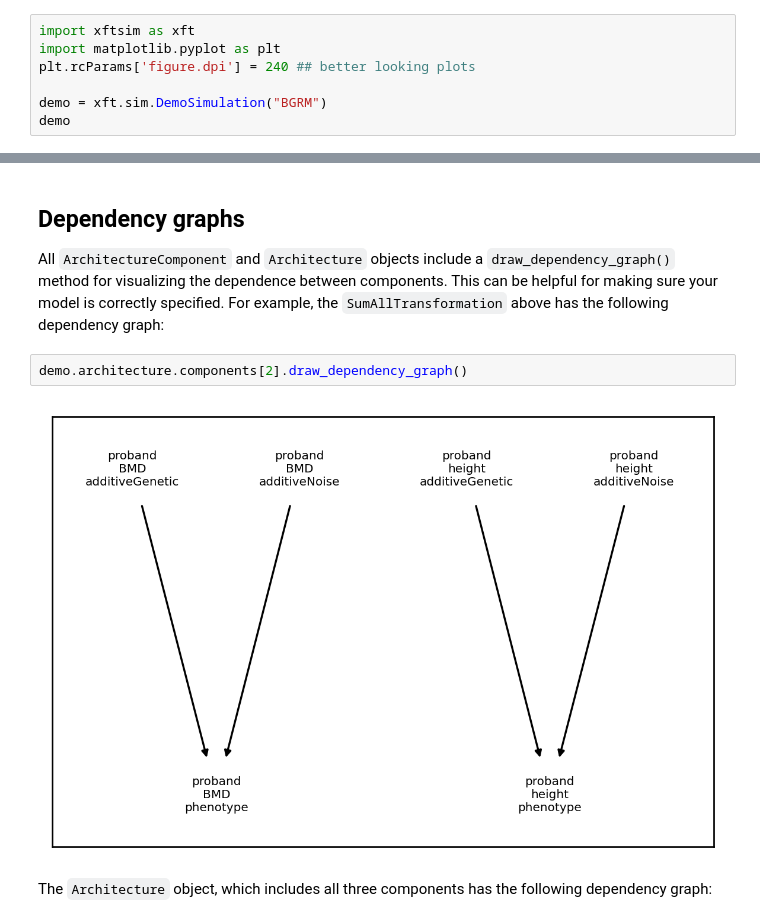
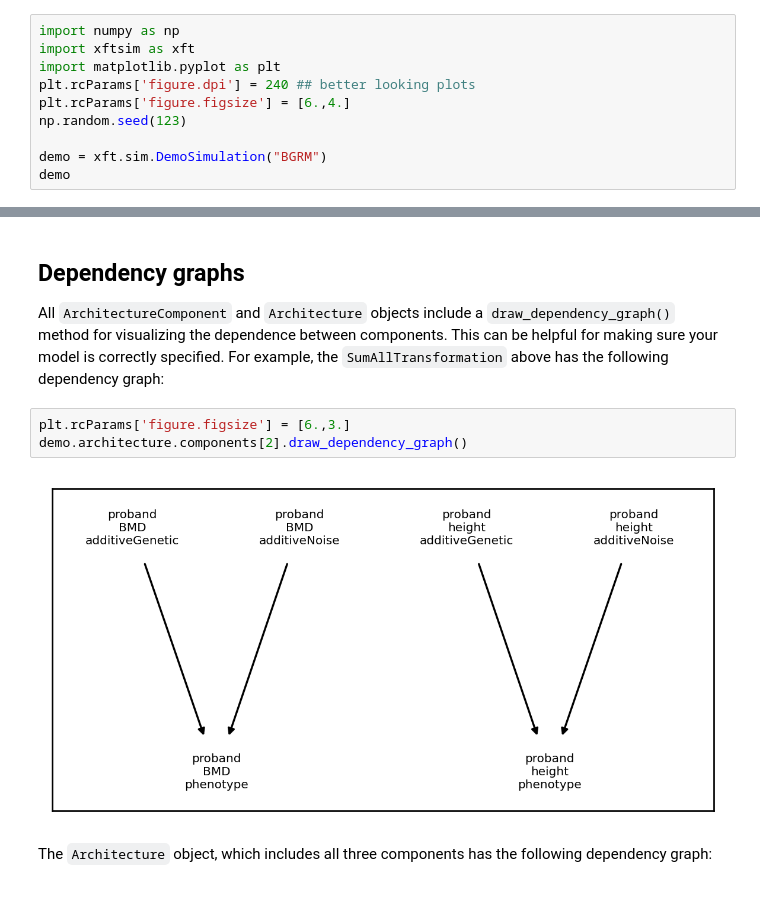
Before and after one commit to rborder/xftsim, a Jupyter notebook: docs/userguide/arch.ipynb, the cells around one changed output, grey strips where cells are left out. Drawn from its saved outputs; the diff is of its cells as text.

```diff
--- a/docs/userguide/arch.ipynb
+++ b/docs/userguide/arch.ipynb
@@ -22,9 +22,12 @@ $$\beta \stackrel{iid}{\sim}N_m(0,\sigma^2_\beta),$$
 
 is represented in `xftsim` as a collection of three components: the additive genetic component $X\beta$, the additive noise component $e$, and the sum transformation $y = X\beta + e$.
 # %%
+import numpy as np
 import xftsim as xft
 import matplotlib.pyplot as plt
 plt.rcParams['figure.dpi'] = 240 ## better looking plots
+plt.rcParams['figure.figsize'] = [6.,4.]
+np.random.seed(123)
 
 demo = xft.sim.DemoSimulation("BGRM")
 demo
@@ -120,9 +123,10 @@ BMD.phenotype.proband      outcome
 
 All `ArchitectureComponent` and `Architecture` objects include a `draw_dependency_graph()` method for visualizing the dependence between components. This can be helpful for making sure your model is correctly specified. For example, the `SumAllTransformation` above has the following dependency graph:
 # %%
+plt.rcParams['figure.figsize'] = [6.,3.]
 demo.architecture.components[2].draw_dependency_graph()
 # %% [output]
-[figure, old version]
+[figure, new version]
 # %% [markdown]
 The `Architecture` object, which includes all three components has the following dependency graph:
 # %%
```
Also changed, not shown: parts of 22 cells of this notebook, 3 other files.
